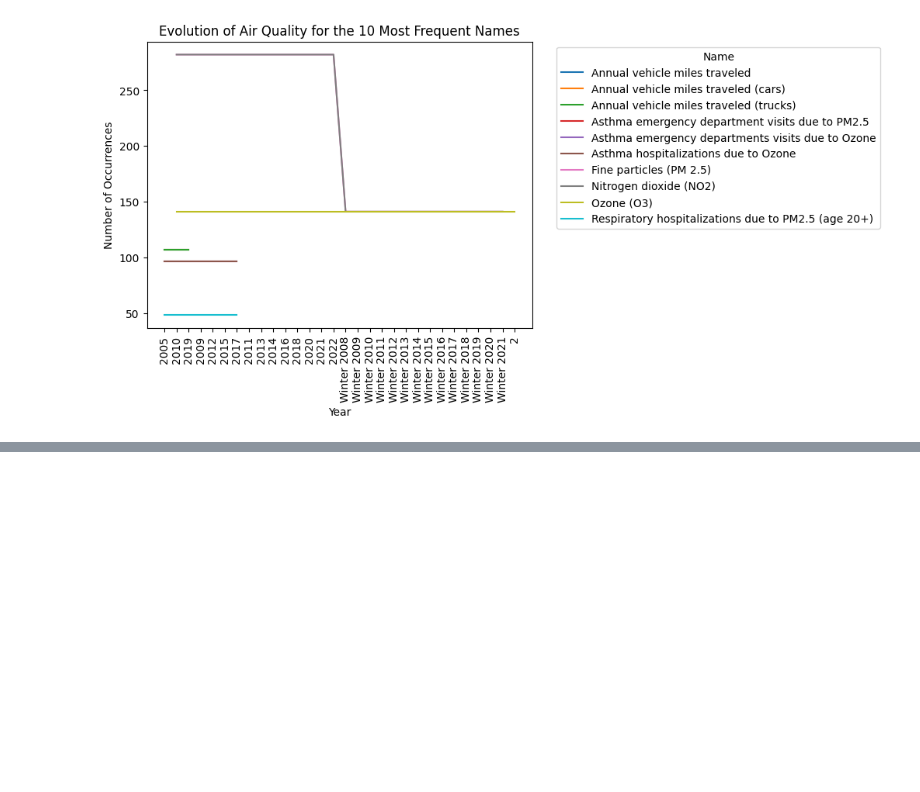
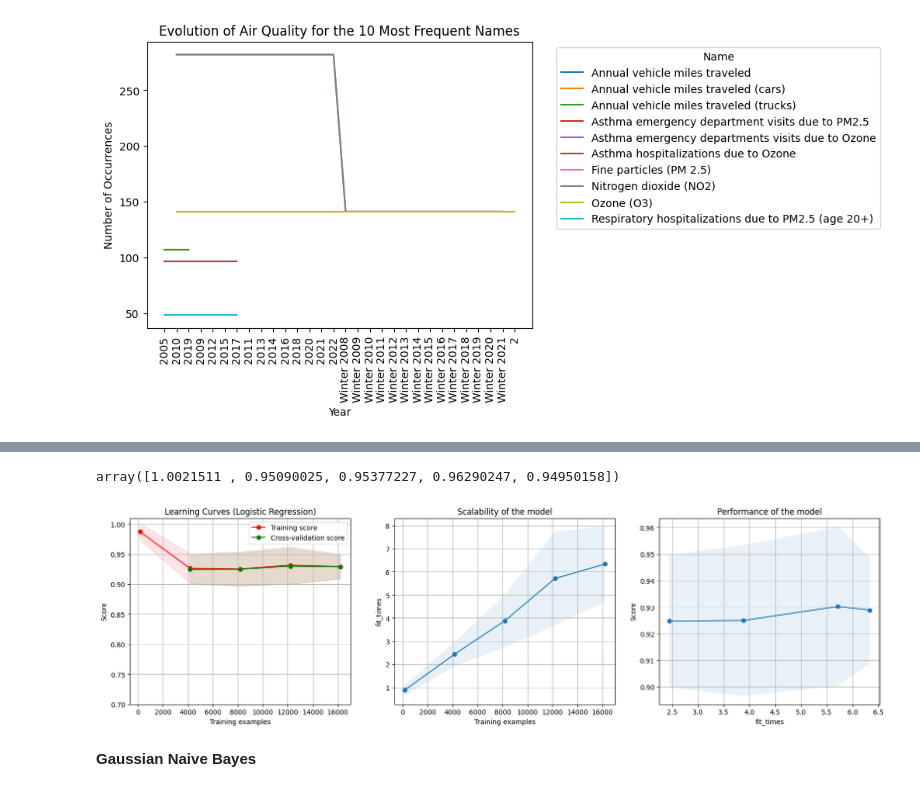
Before and after one commit to Laureoby/Air_Quality_dataset, a Jupyter notebook: Air_Quality_dataset.ipynb, the cells around one changed output, grey strips where cells are left out. Saved outputs shown, nothing was run; the diff lists cells and outputs as text; code cells hidden in the pictures; blank space fills up the shorter version.

```diff
--- a/Air_Quality_dataset.ipynb
+++ b/Air_Quality_dataset.ipynb
@@ -291,0 +658,4 @@ plt.show()
+# %%
+def training(estimator,x, y,cv=None,n_jobs=1, train_sizes=np.linspace(0.01, 1.0, 5)):
+    train_sizes, train_scores, test_scores,fit_times,_ = learning_curve(estimator, x, y, cv=cv, n_jobs=n_jobs, train_sizes=train_sizes, scoring='roc_auc_ovr',shuffle=True,verbose=1,return_times=True)
+    return train_sizes, train_scores, test_scores,fit_times
@@ -291,0 +705,5 @@ plt.show()
+# %%
+title = "Learning Curves (Logistic Regression)"
+cv =KFold(10,shuffle=True,random_state=28)
+estimator = OneVsRestClassifier(LogisticRegression())
+train_sizes,train_scores, test_scores,fit_times= training(estimator, X, y, cv=cv, n_jobs=-1, train_sizes=np.linspace(0.01, 1.0, 5))
@@ -291,0 +714,19 @@ plt.show()
+# %%
+train_scores_mean = train_scores.mean(axis=1)
+train_scores_std = train_scores.std(axis=1)
+
+test_scores_mean = test_scores.mean(axis=1)
+test_scores_std = test_scores.std(axis=1)
+
+fit_times_mean = fit_times.mean(axis=1)
+fit_times_std = fit_times.std(axis=1)
+# %%
+train_scores_mean+train_scores_std
+# %% [output]
+array([1.0021511 , 0.95090025, 0.95377227, 0.96290247, 0.94950158])
+# %%
+plot_training(train_sizes,train_scores_mean,train_scores_std,test_scores_mean,test_scores_std,fit_times_mean,fit_times_std,title,ylim=(0.7, 1.01))
+# %% [output]
+[figure, added]
+# %% [markdown]
+**Gaussian Naive Bayes**
```
Also changed, not shown: parts of 42 cells of this notebook.
